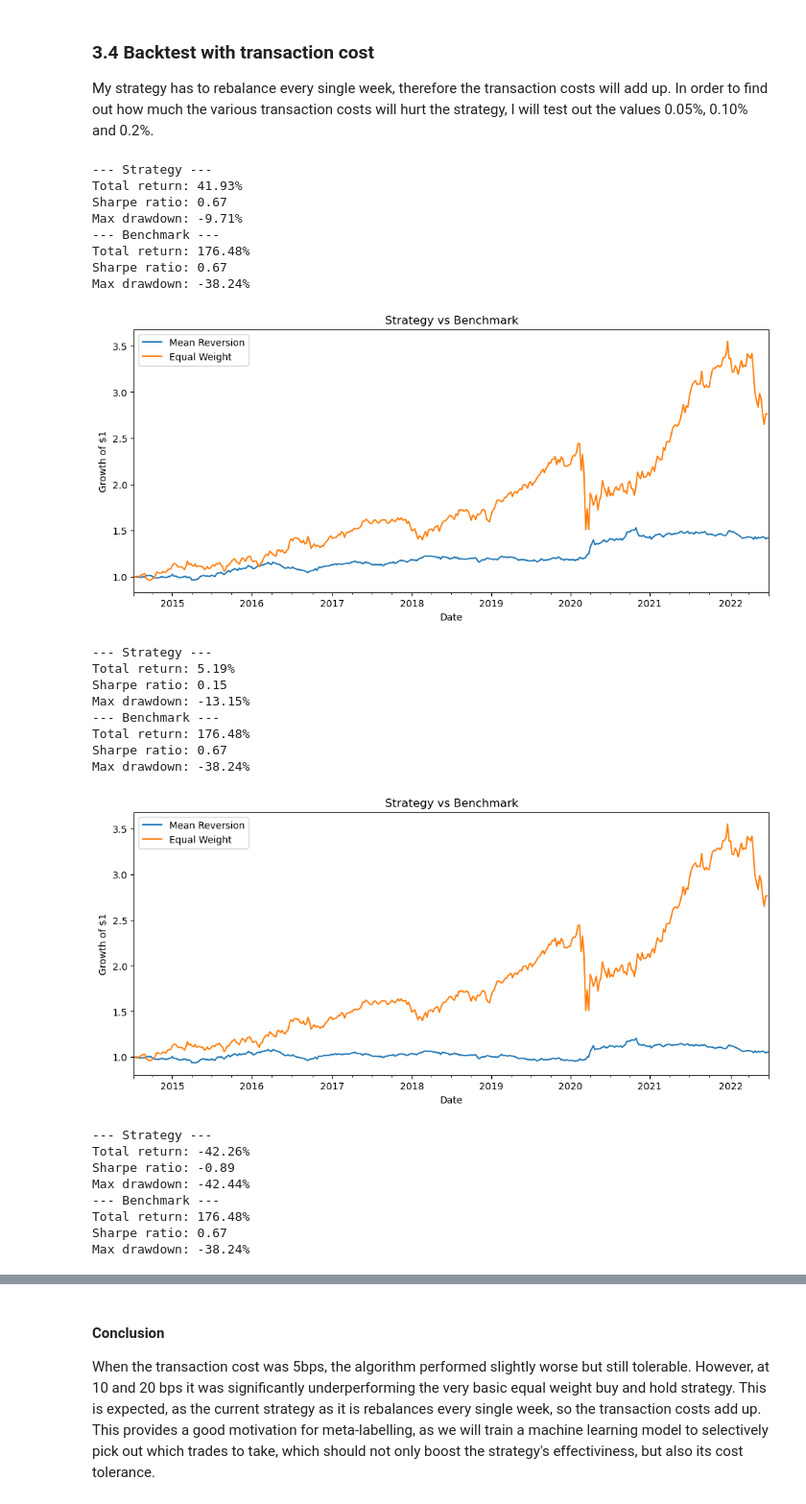
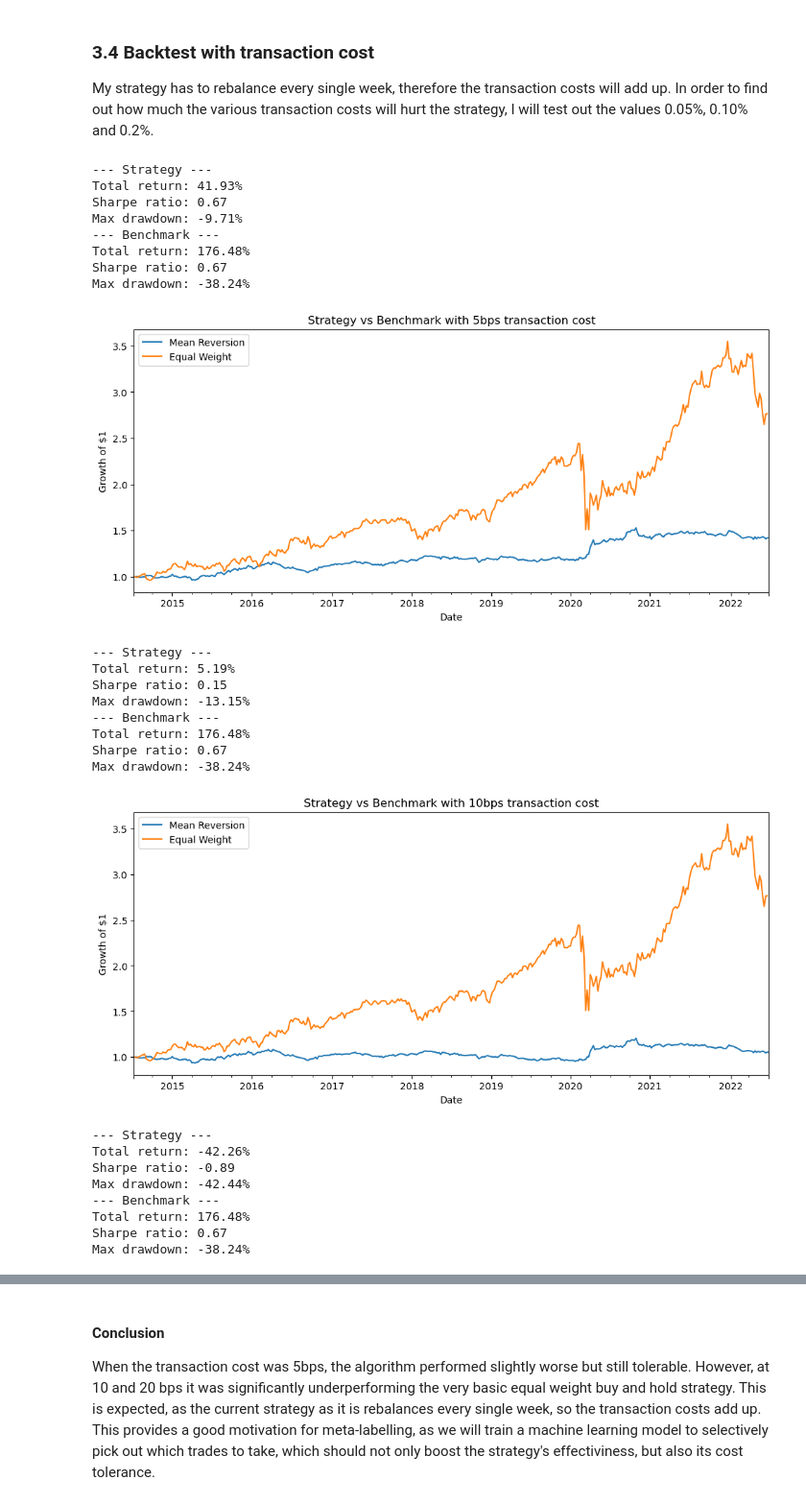
Before and after one commit to vvaskin/trade-filter, a Jupyter notebook: backtesting.ipynb, the cells around one changed output, grey strips where cells are left out. Shown at 96% size. Cells and saved outputs as stored; diff of their text form; code cells hidden in the pictures.

```diff
--- a/backtesting.ipynb
+++ b/backtesting.ipynb
@@ -293,35 +293,35 @@ cost = [5, 10, 20]
 
 for c in cost:
     strategy = run_backtest(df, start_date=start, end_date=end, cost_bps=c)
     benchmark = run_benchmark(df, start_date=start, end_date=end)
 
     print("--- Strategy ---")
     print_stats(strategy["stats"])
 
     print("--- Benchmark ---")
     print_stats(benchmark["stats"])
 
 
     equity = strategy["equity"]
     cluster_equity = benchmark["equity"]
 
     plt.figure(figsize=(12, 5))
     (equity / equity.iloc[0]).plot(label="Mean Reversion")
     (cluster_equity / cluster_equity.iloc[0]).plot(label="Equal Weight")
     plt.legend()
     plt.ylabel("Growth of $1")
-    plt.title("Strategy vs Benchmark")
+    plt.title(f"Strategy vs Benchmark with {c}bps transaction cost")
     plt.show()
 # %% [output]
 --- Strategy ---
 Total return: 41.93%
 Sharpe ratio: 0.67
 Max drawdown: -9.71%
 --- Benchmark ---
 Total return: 176.48%
 Sharpe ratio: 0.67
 Max drawdown: -38.24%
-[figure, old version]
+[figure, new version]
 --- Strategy ---
 Total return: 5.19%
 Sharpe ratio: 0.15
@@ -330,7 +330,7 @@ Max drawdown: -13.15%
 Total return: 176.48%
 Sharpe ratio: 0.67
 Max drawdown: -38.24%
-[figure, old version]
+[figure, new version]
 --- Strategy ---
 Total return: -42.26%
 Sharpe ratio: -0.89
```
Also changed, not shown: parts of 4 cells of this notebook, 16 other files.
